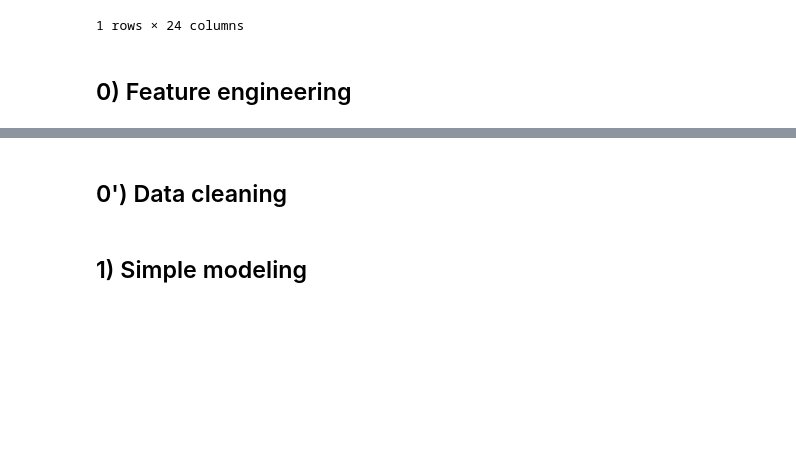
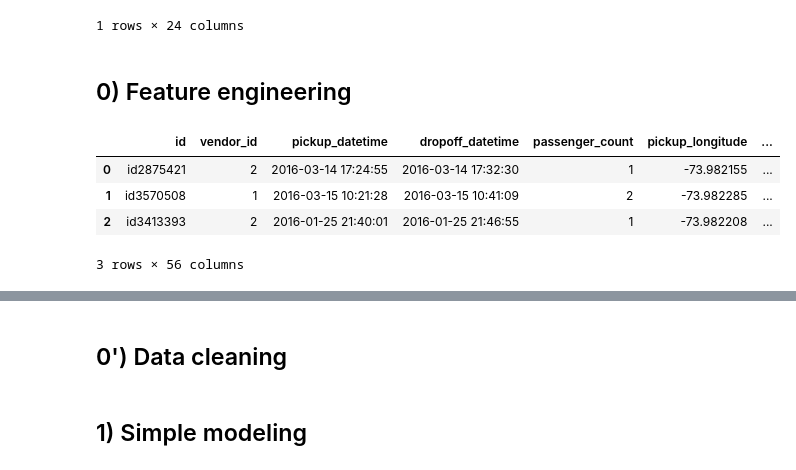
Before and after one commit to yennanliu/NYC_Taxi_Trip_Duration, a Jupyter notebook: notebook/NYC_Taxi_ML_V1_Yen.ipynb, the cells around one changed output, grey strips where cells are left out. Drawn from its saved outputs; the diff is of its cells as text; code cells hidden in the pictures; blank space fills up the shorter version.

```diff
--- a/notebook/NYC_Taxi_ML_V1_Yen.ipynb
+++ b/notebook/NYC_Taxi_ML_V1_Yen.ipynb
@@ -194,3 +241,11 @@ def get_features(df):
+# %%
+df_train_.head(3)
+# %% [output]
+|  | id | vendor_id | pickup_datetime | dropoff_datetime | passenger_count | pickup_longitude | ... |
+| 0 | id2875421 | 2 | 2016-03-14 17:24:55 | 2016-03-14 17:32:30 | 1 | -73.982155 | ... |
+| 1 | id3570508 | 1 | 2016-03-15 10:21:28 | 2016-03-15 10:41:09 | 2 | -73.982285 | ... |
+| 2 | id3413393 | 2 | 2016-01-25 21:40:01 | 2016-01-25 21:46:55 | 1 | -73.982208 | ... |
+3 rows × 56 columns
 # %%
 # get all feature engineering features
 df_train_ = get_features(df_train_)
```
Also changed, not shown: parts of 21 cells of this notebook.
